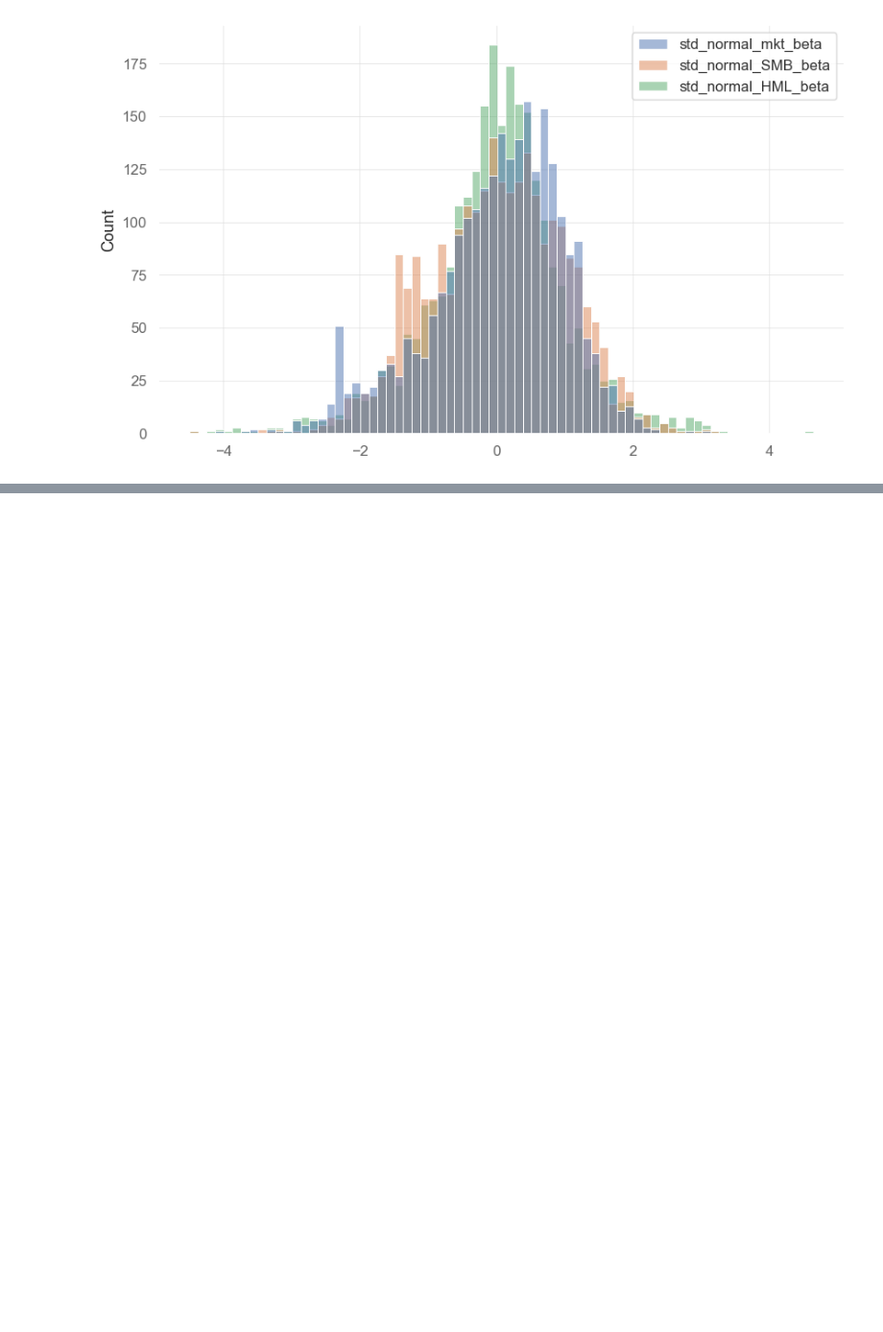
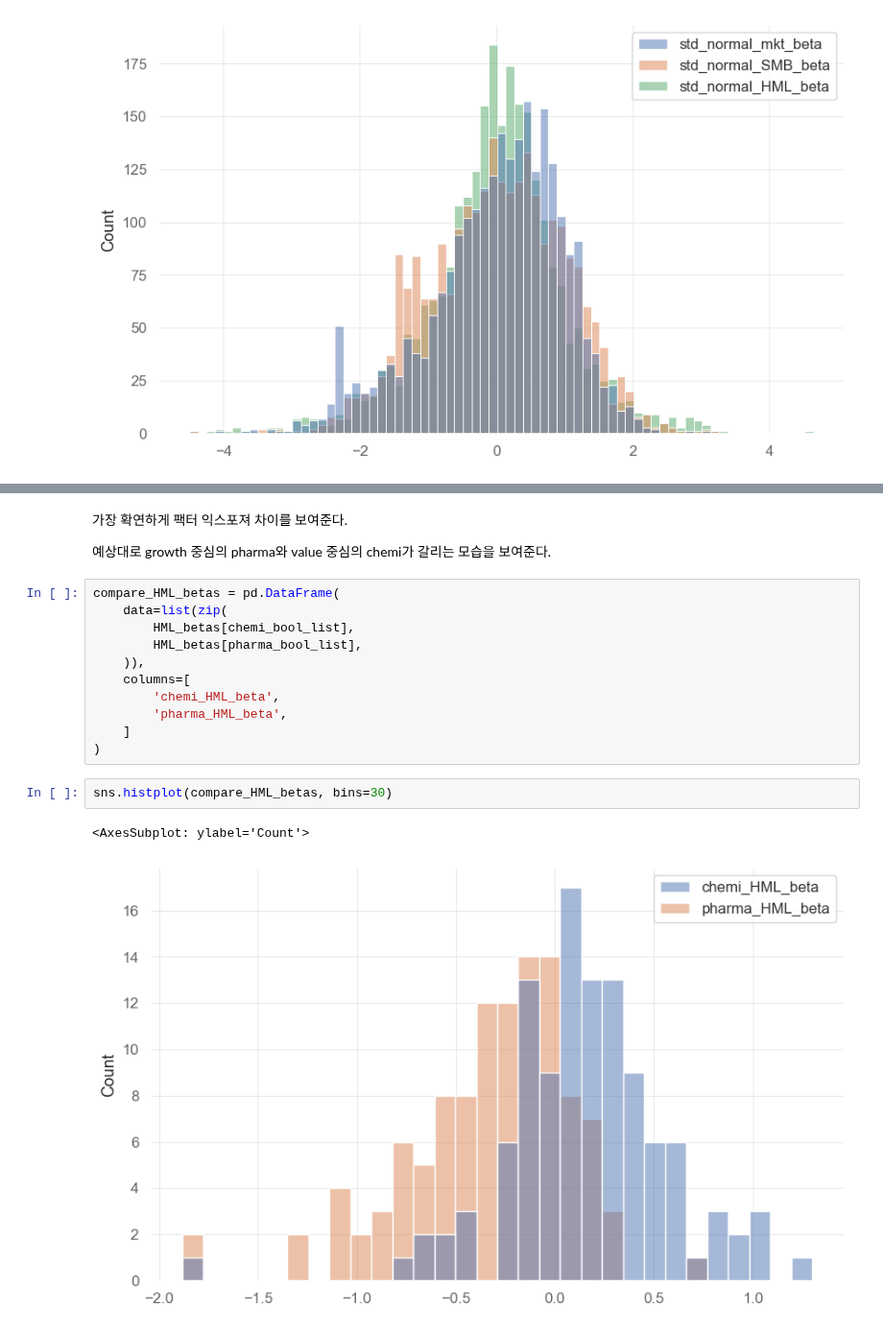
Before and after one commit to jaepil-choi/korquanttools, a Jupyter notebook: notebooks/factor_research.ipynb, the cells around one changed output, grey strips where cells are left out. Shown at 96% size. Drawn from its saved outputs; the diff is of its cells as text; blank space fills up the shorter version.

```diff
--- a/notebooks/factor_research.ipynb
+++ b/notebooks/factor_research.ipynb
@@ -1195,0 +1267,20 @@ sns.histplot(data=std_normal_betas)
+# %% [markdown]
+가장 확연하게 팩터 익스포져 차이를 보여준다.
+
+예상대로 growth 중심의 pharma와 value 중심의 chemi가 갈리는 모습을 보여준다.
+# %%
+compare_HML_betas = pd.DataFrame(
+    data=list(zip(
+        HML_betas[chemi_bool_list],
+        HML_betas[pharma_bool_list],
+    )),
+    columns=[
+        'chemi_HML_beta',
+        'pharma_HML_beta',
+    ]
+)
+# %%
+sns.histplot(compare_HML_betas, bins=30)
+# %% [output]
+<AxesSubplot: ylabel='Count'>
+[figure, added]
```
Also changed, not shown: parts of 16 cells of this notebook.
